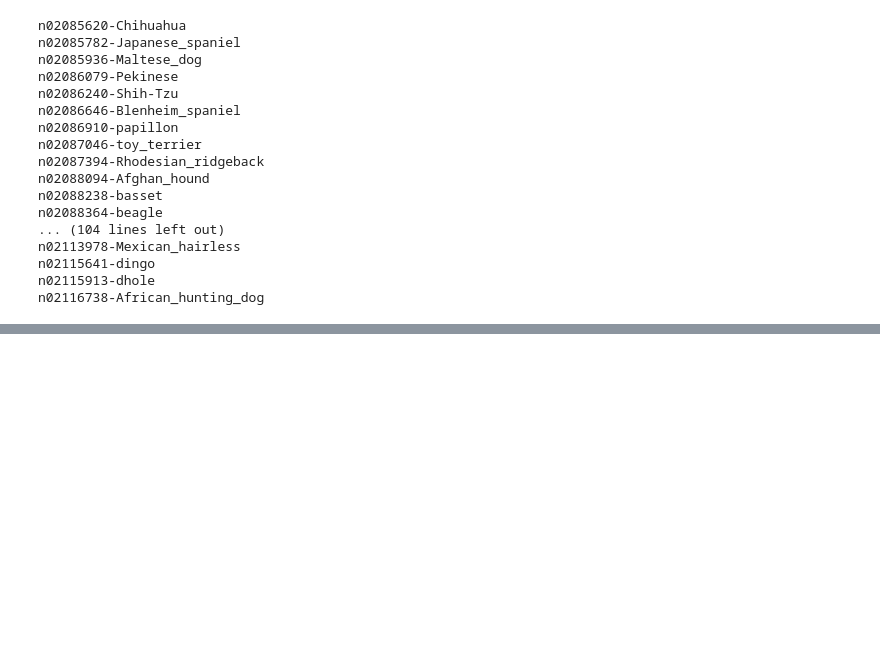
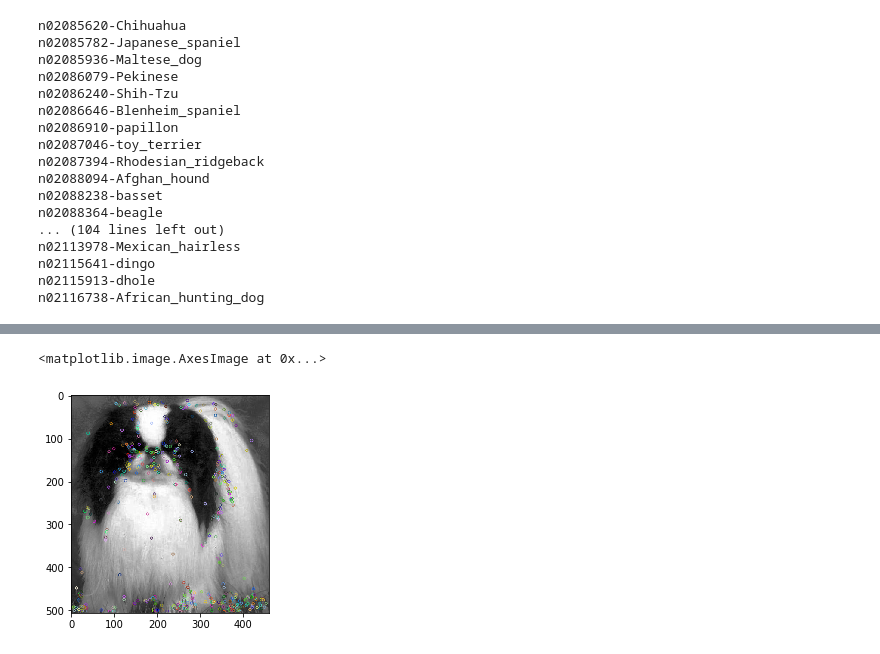
Before and after one commit to chmuths/projet_7, a Jupyter notebook: notebooks/Images-load.ipynb, the cells around one changed output, grey strips where cells are left out. Drawn from its saved outputs; the diff is of its cells as text; code cells hidden in the pictures; blank space fills up the shorter version.

```diff
--- a/notebooks/Images-load.ipynb
+++ b/notebooks/Images-load.ipynb
@@ -70,0 +183,5 @@ ImportError: DLL load failed: Le module spécifié est introuvable.
+# %%
+show_sift_features(dog2_img, dog2_desc, dog2_kp)
+# %% [output]
+<matplotlib.image.AxesImage at 0x...>
+[figure, added]
```
Also changed, not shown: parts of 12 cells of this notebook, 1 other file.
